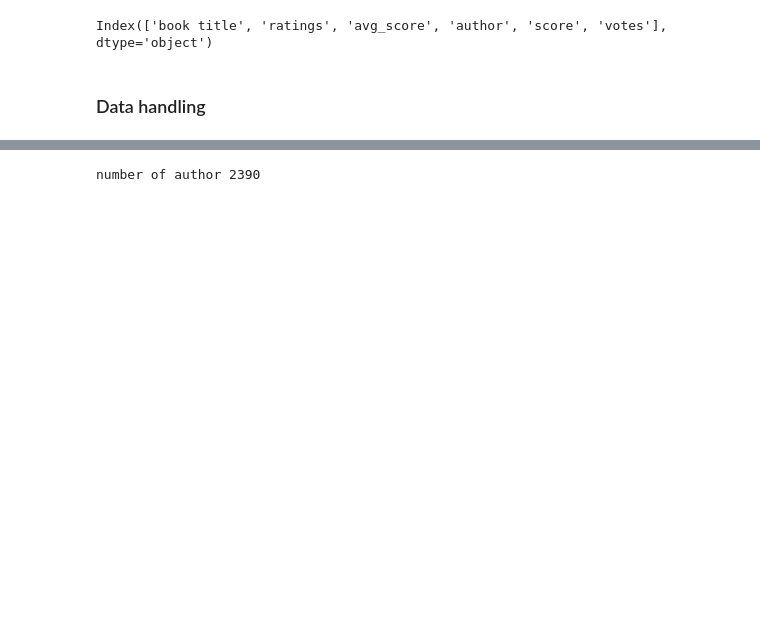
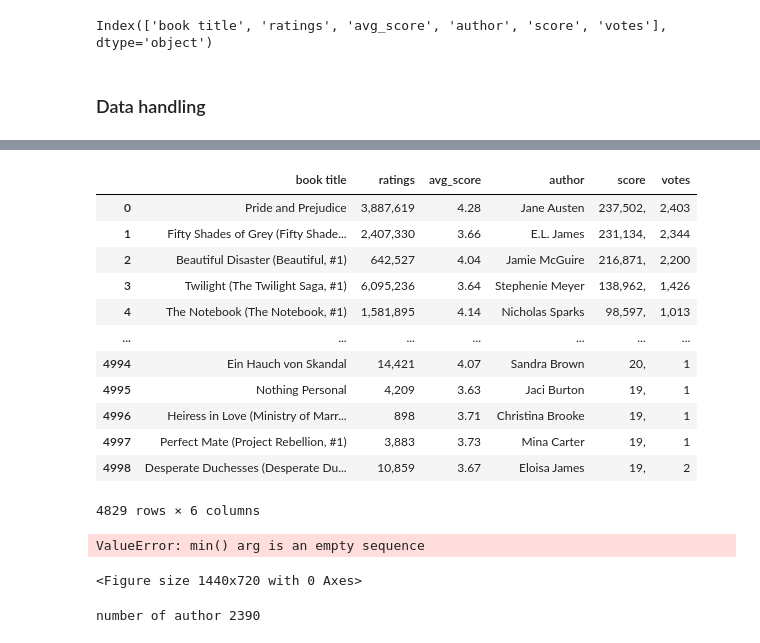
Before and after one commit to chandru1003/Data--Projects, a Jupyter notebook: Web scraping/Goodreads/Goodreads Web-Scraping.ipynb, the cells around one changed output, grey strips where cells are left out. Cells and saved outputs as stored; diff of their text form; code cells hidden in the pictures; blank space fills up the shorter version.

```diff
--- a/Web scraping/Goodreads/Goodreads Web-Scraping.ipynb
+++ b/Web scraping/Goodreads/Goodreads Web-Scraping.ipynb
@@ -256 +272,28 @@ data.head(-1)
+# %%
+num_features=data.describe().columns.tolist()
+df_num=data[num_features]
+df_num
+# %% [output]
+|  | book title | ratings | avg_score | author | score | votes |
+| 0 | Pride and Prejudice | 3,887,619 | 4.28 | Jane Austen | 237,502, | 2,403 |
+| 1 | Fifty Shades of Grey (Fifty Shade... | 2,407,330 | 3.66 | E.L. James | 231,134, | 2,344 |
+| 2 | Beautiful Disaster (Beautiful, #1) | 642,527 | 4.04 | Jamie McGuire | 216,871, | 2,200 |
+| 3 | Twilight (The Twilight Saga, #1) | 6,095,236 | 3.64 | Stephenie Meyer | 138,962, | 1,426 |
+| 4 | The Notebook (The Notebook, #1) | 1,581,895 | 4.14 | Nicholas Sparks | 98,597, | 1,013 |
+| ... | ... | ... | ... | ... | ... | ... |
+| 4994 | Ein Hauch von Skandal | 14,421 | 4.07 | Sandra Brown | 20, | 1 |
+| 4995 | Nothing Personal | 4,209 | 3.63 | Jaci Burton | 19, | 1 |
+| 4996 | Heiress in Love (Ministry of Marr... | 898 | 3.71 | Christina Brooke | 19, | 1 |
+| 4997 | Perfect Mate (Project Rebellion, #1) | 3,883 | 3.73 | Mina Carter | 19, | 1 |
+| 4998 | Desperate Duchesses (Desperate Du... | 10,859 | 3.67 | Eloisa James | 19, | 2 |
+4829 rows × 6 columns
+# %%
+import matplotlib.pyplot as plt
+import seaborn as sns
+plt.figure(figsize=(20,10), facecolor='w')
+sns.boxplot(data=data)
+plt.show()
+# %% [output]
+ValueError: min() arg is an empty sequence
+<Figure size 1440x720 with 0 Axes>
 # %%
```
Also changed, not shown: parts of 13 cells of this notebook.
